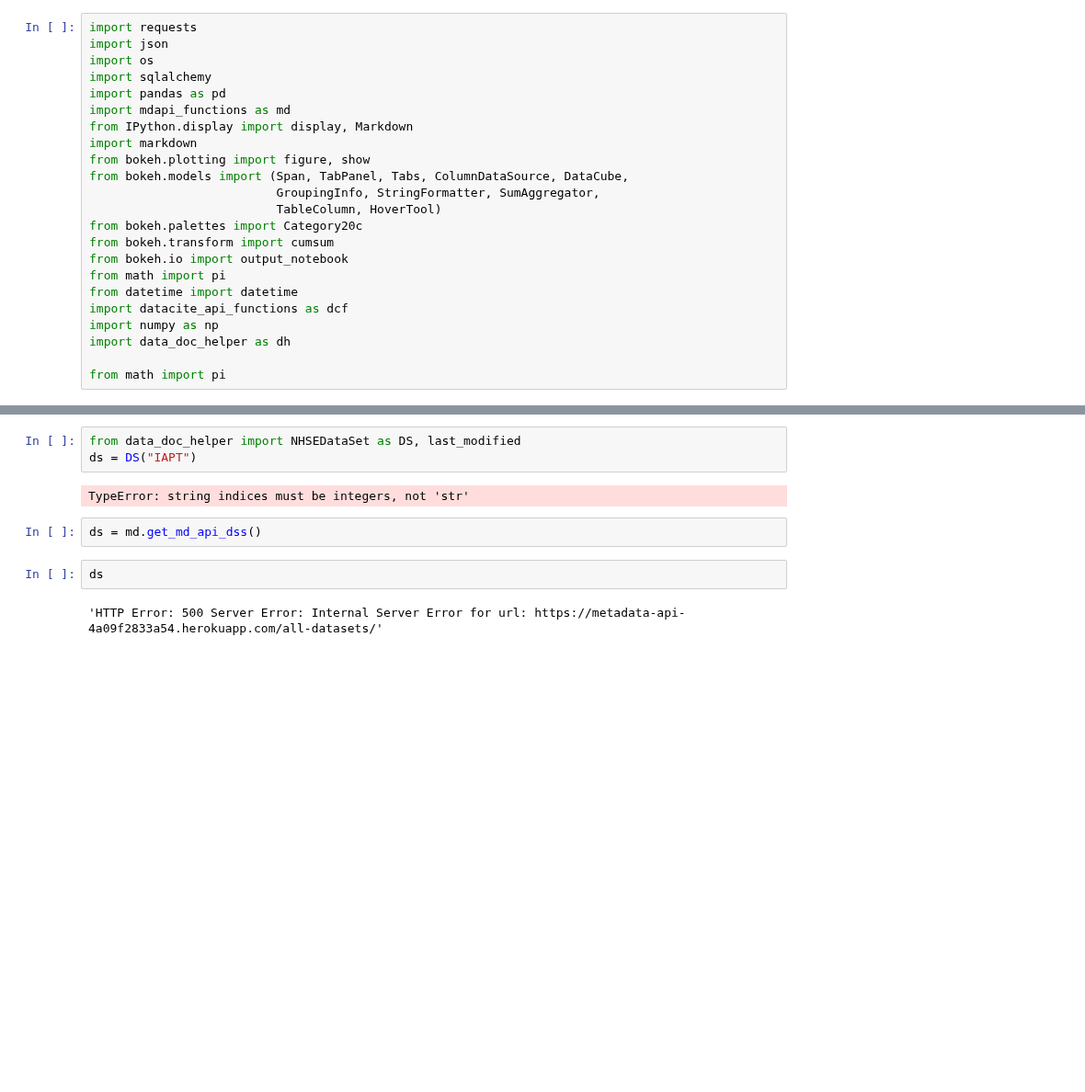
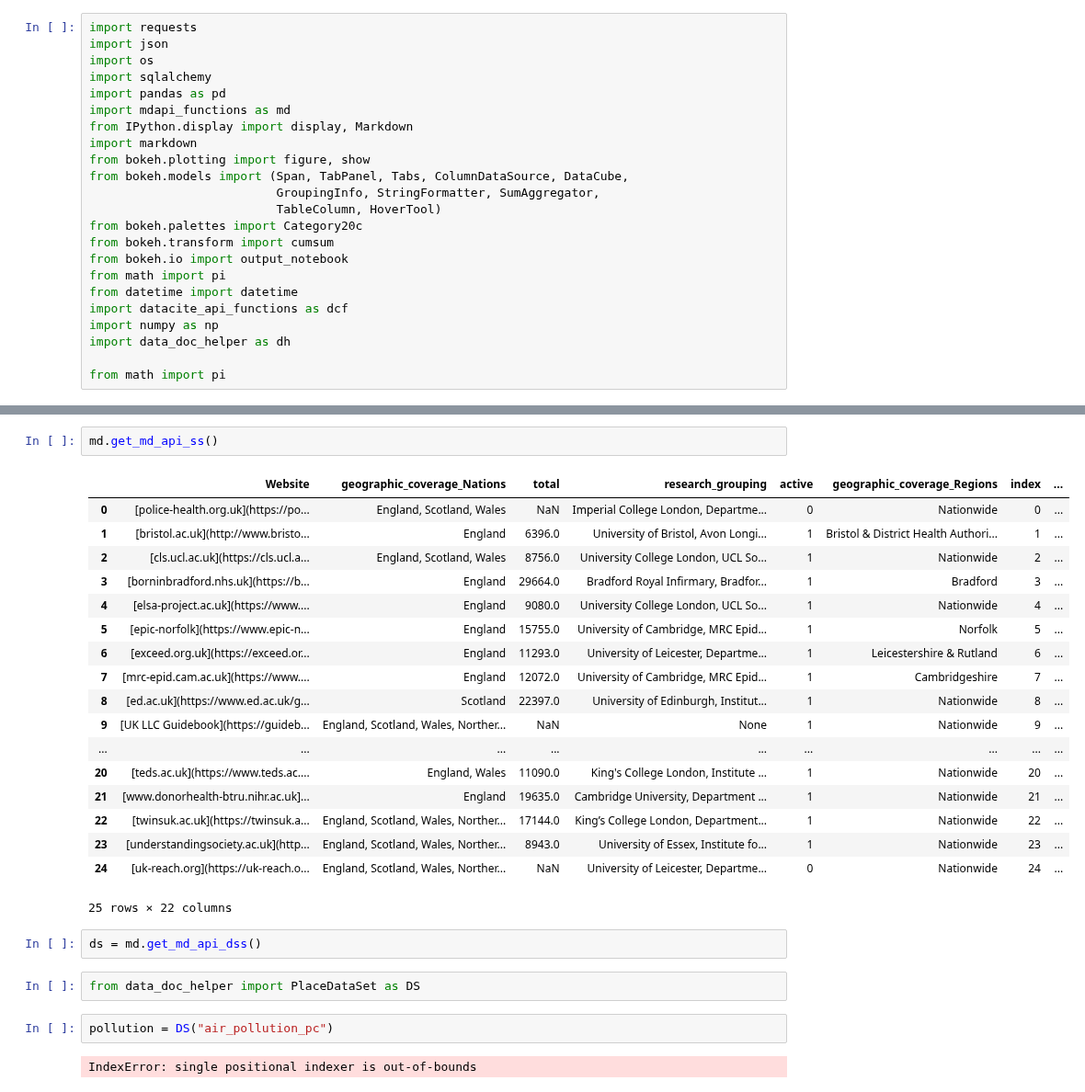
Before and after one commit to UKLLC/Guidebook, a Jupyter notebook: ukllc_book/docs/scripts/scratchpad.ipynb, the cells around one changed output, grey strips where cells are left out. Shown at 92% size. Drawn from its saved outputs; the diff is of its cells as text; blank space fills up the shorter version.

```diff
--- a/ukllc_book/docs/scripts/scratchpad.ipynb
+++ b/ukllc_book/docs/scripts/scratchpad.ipynb
@@ -138,13 +138,31 @@ show(p)
 [interactive output not drawn]
 [interactive output not drawn]
 # %%
-from data_doc_helper import NHSEDataSet as DS, last_modified
-ds = DS("IAPT")
+md.get_md_api_ss()
 # %% [output]
+|  | Website | geographic_coverage_Nations | total | research_grouping | active | geographic_coverage_Regions | index | ... |
+| 0 | [police-health.org.uk](https://po... | England, Scotland, Wales | NaN | Imperial College London, Departme... | 0 | Nationwide | 0 | ... |
+| 1 | [bristol.ac.uk](http://www.bristo... | England | 6396.0 | University of Bristol, Avon Longi... | 1 | Bristol & District Health Authori... | 1 | ... |
+| 2 | [cls.ucl.ac.uk](https://cls.ucl.a... | England, Scotland, Wales | 8756.0 | University College London, UCL So... | 1 | Nationwide | 2 | ... |
+| 3 | [borninbradford.nhs.uk](https://b... | England | 29664.0 | Bradford Royal Infirmary, Bradfor... | 1 | Bradford | 3 | ... |
+| 4 | [elsa-project.ac.uk](https://www.... | England | 9080.0 | University College London, UCL So... | 1 | Nationwide | 4 | ... |
+| 5 | [epic-norfolk](https://www.epic-n... | England | 15755.0 | University of Cambridge, MRC Epid... | 1 | Norfolk | 5 | ... |
+| 6 | [exceed.org.uk](https://exceed.or... | England | 11293.0 | University of Leicester, Departme... | 1 | Leicestershire & Rutland | 6 | ... |
+| 7 | [mrc-epid.cam.ac.uk](https://www.... | England | 12072.0 | University of Cambridge, MRC Epid... | 1 | Cambridgeshire | 7 | ... |
+| 8 | [ed.ac.uk](https://www.ed.ac.uk/g... | Scotland | 22397.0 | University of Edinburgh, Institut... | 1 | Nationwide | 8 | ... |
+| 9 | [UK LLC Guidebook](https://guideb... | England, Scotland, Wales, Norther... | NaN | None | 1 | Nationwide | 9 | ... |
+| ... | ... | ... | ... | ... | ... | ... | ... | ... |
+| 20 | [teds.ac.uk](https://www.teds.ac.... | England, Wales | 11090.0 | King's College London, Institute ... | 1 | Nationwide | 20 | ... |
+| 21 | [www.donorhealth-btru.nihr.ac.uk]... | England | 19635.0 | Cambridge University, Department ... | 1 | Nationwide | 21 | ... |
+| 22 | [twinsuk.ac.uk](https://twinsuk.a... | England, Scotland, Wales, Norther... | 17144.0 | King’s College London, Department... | 1 | Nationwide | 22 | ... |
+| 23 | [understandingsociety.ac.uk](http... | England, Scotland, Wales, Norther... | 8943.0 | University of Essex, Institute fo... | 1 | Nationwide | 23 | ... |
+| 24 | [uk-reach.org](https://uk-reach.o... | England, Scotland, Wales, Norther... | NaN | University of Leicester, Departme... | 0 | Nationwide | 24 | ... |
-TypeError: string indices must be integers, not 'str'
+25 rows × 22 columns
 # %%
 ds = md.get_md_api_dss()
 # %%
-ds
+from data_doc_helper import PlaceDataSet as DS
-# %% [output]
-'HTTP Error: 500 Server Error: Internal Server Error for url: https://metadata-api-4a09f2833a54.herokuapp.com/all-datasets/'
+# %%
+pollution = DS("air_pollution_pc")
+# %% [output]
+IndexError: single positional indexer is out-of-bounds
```
Also changed, not shown: parts of 4 cells of this notebook, 7 other files.
